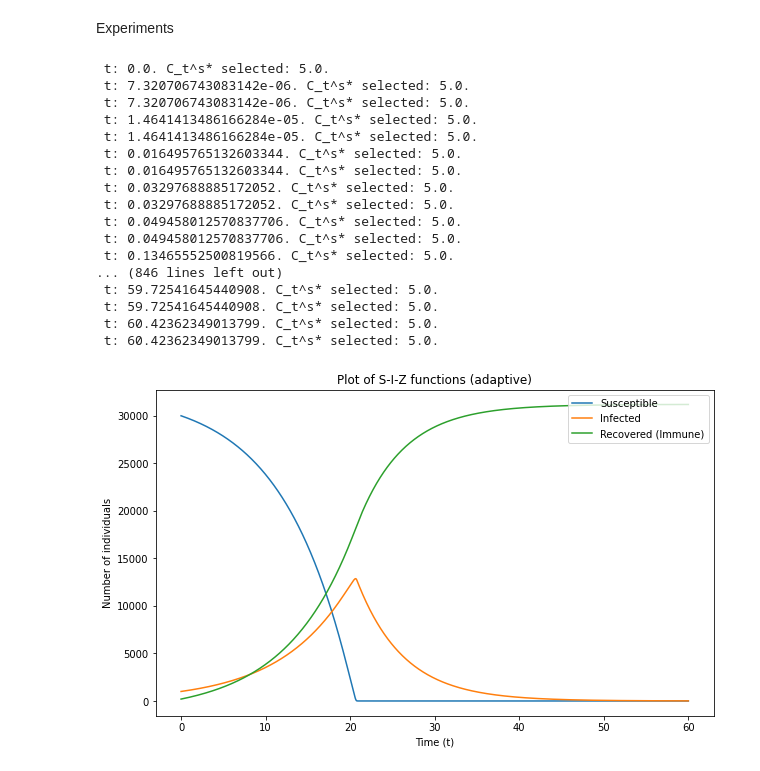
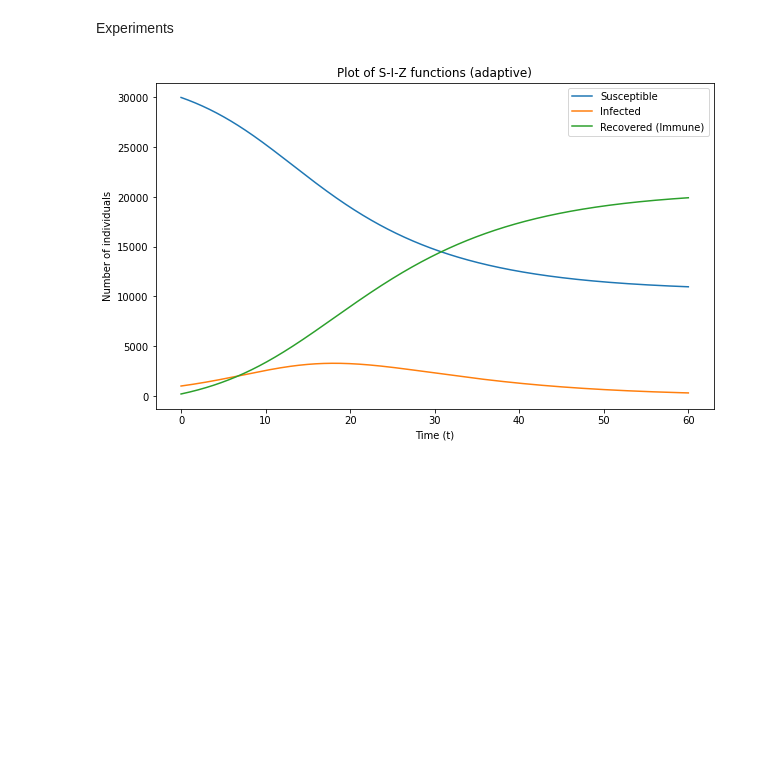
Before and after one commit to JimmyCalvoMonge/adaptive, a Jupyter notebook: design/Solving_PDE.ipynb, the cells around one changed output. Cells and saved outputs as stored; diff of their text form; code cells hidden in the pictures; blank space fills up the shorter version.

```diff
--- a/design/Solving_PDE.ipynb
+++ b/design/Solving_PDE.ipynb
@@ -165,7 +195,7 @@ def get_Cs_opt(S,I,Z,bi,bz,bs,ai,az,as1,gamma,tau,delta,beta,nu,t):
 
     return Cs_opt
 # %%
-def odes_adaptive(x, t, bi,bz,bs,ai,az,as1,gamma,tau,delta,beta,nu):
+def odes_adaptive(x, t, bi,bz,bs,ai,az,as1,gamma,tau,delta,beta,nu,N):
 
     # assign each function to a vector element
     S = x[0]
@@ -173,10 +203,11 @@ def odes_adaptive(x, t, bi,bz,bs,ai,az,as1,gamma,tau,delta,beta,nu):
     Z = x[2]
 
     Cs_opt = get_Cs_opt(S,I,Z,bi,bz,bs,ai,az,as1,gamma,tau,delta,beta,nu,t)
+    #Cs_opt= 0.5*bs
 
-    # classical system depending on c, beta, nu and N
-    dSdt = -(beta/N)*(Cs_opt*0.5*bi*N/(S*Cs_opt+I*0.5*bi+Z*0.5*bz) )*S*I
-    dIdt = (beta/N)*(Cs_opt*0.5*bi*N/(S*Cs_opt+I*0.5*bi+Z*0.5*bz) )*S*I - nu*I
+    # adaptive system depending on beta, nu and N
+    dSdt = -(beta/N)*(Cs_opt*0.5*bi*N/(S*Cs_opt + I*0.5*bi+Z*0.5*bz) )*S*I
+    dIdt = (beta/N)*(Cs_opt*0.5*bi*N/(S*Cs_opt + I*0.5*bi+Z*0.5*bz) )*S*I - nu*I
     dZdt = nu*I
 
     return [dSdt, dIdt, dZdt]
@@ -195,7 +226,7 @@ def solve_adaptive_SIR(x0, bi,bz,bs,ai,az,as1,gamma,tau,delta,beta,nu, t_max,h):
     N=sum(x0)
 
     t = np.linspace(0,t_max,int(t_max/h))
-    x = odeint(odes_adaptive, x0, t, args=(bi,bz,bs,ai,az,as1,gamma,tau,delta,beta,nu))
+    x = odeint(odes_adaptive, x0, t, args=(bi,bz,bs,ai,az,as1,gamma,tau,delta,beta,nu,N))
 
     S = x[:,0]
     I = x[:,1]
@@ -224,34 +255,22 @@ ai=1.826
 az=0 ### By default
 as1=0 ### By default
 gamma=0.25
-tau=19
+tau=12
 delta=0.99986
 
 ### Solution x-axis steps
 t_max=60
 h=60/1000
+t = np.linspace(0,t_max,int(t_max/h))
 
 ### Solve
-S,I,Z = solve_adaptive_SIR(x0, bi,bz,bs,ai,az,as1,gamma,tau,delta,beta,nu, t_max,h)
+start=time.time()
+S_adaptive,I_adaptive,Z_adaptive = solve_adaptive_SIR(x0, bi,bz,bs,ai,az,as1,gamma,tau,delta,beta,nu, t_max,h)
+end=time.time()
 
-### Plot
-plot_ode_solution(S,I,Z,"adaptive")
+print(f"Adaptive solution took: {(end - start)/60} minutes")
-# %% [output]
- t: 0.0. C_t^s* selected: 5.0.
- t: 7.320706743083142e-06. C_t^s* selected: 5.0.
- t: 7.320706743083142e-06. C_t^s* selected: 5.0.
- t: 1.4641413486166284e-05. C_t^s* selected: 5.0.
- t: 1.4641413486166284e-05. C_t^s* selected: 5.0.
- t: 0.016495765132603344. C_t^s* selected: 5.0.
- t: 0.016495765132603344. C_t^s* selected: 5.0.
- t: 0.03297688885172052. C_t^s* selected: 5.0.
- t: 0.03297688885172052. C_t^s* selected: 5.0.
- t: 0.049458012570837706. C_t^s* selected: 5.0.
- t: 0.049458012570837706. C_t^s* selected: 5.0.
- t: 0.13465552500819566. C_t^s* selected: 5.0.
-... (846 lines left out)
- t: 59.72541645440908. C_t^s* selected: 5.0.
- t: 59.72541645440908. C_t^s* selected: 5.0.
- t: 60.42362349013799. C_t^s* selected: 5.0.
- t: 60.42362349013799. C_t^s* selected: 5.0.
-[figure, removed]
+# %%
+### Plot
+plot_ode_solution(S_adaptive,I_adaptive,Z_adaptive,t,"adaptive")
+# %% [output]
+[figure, added]
```
Also changed, not shown: parts of 9 cells of this notebook.
